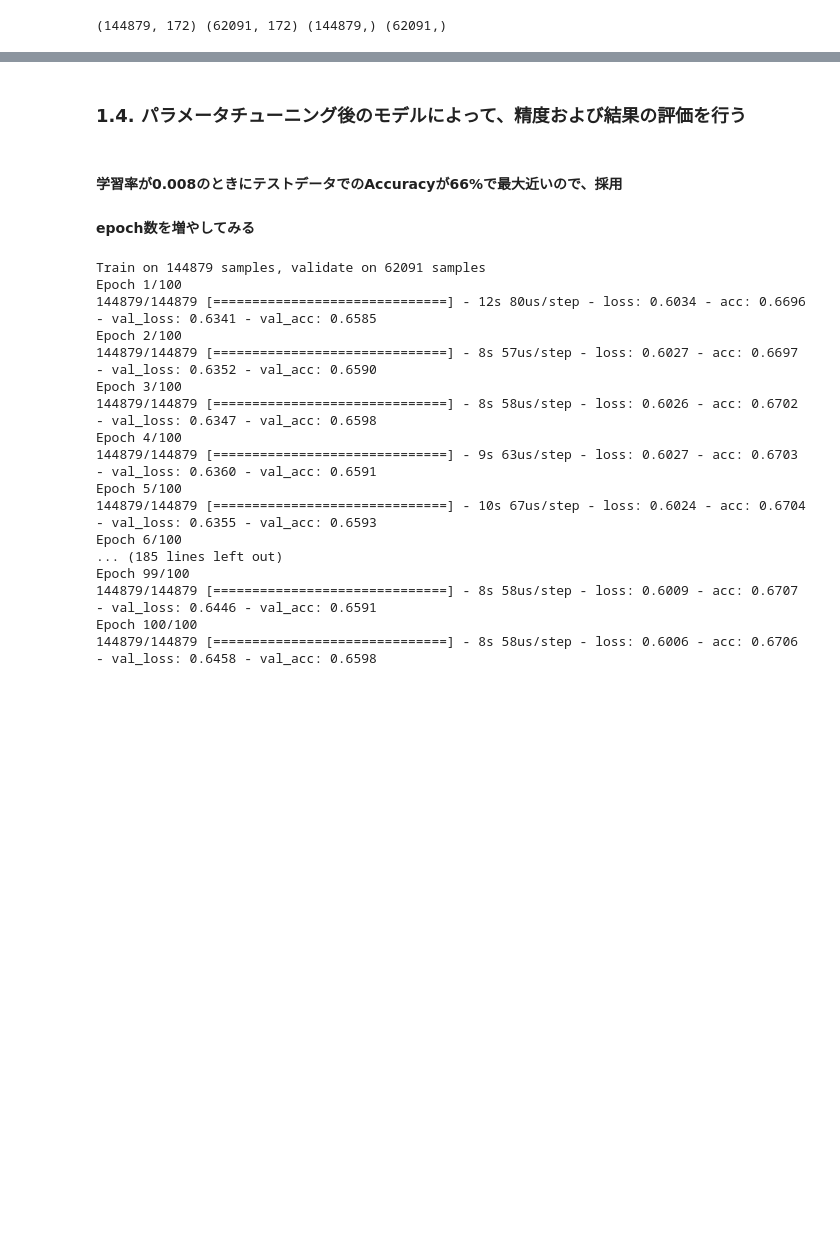
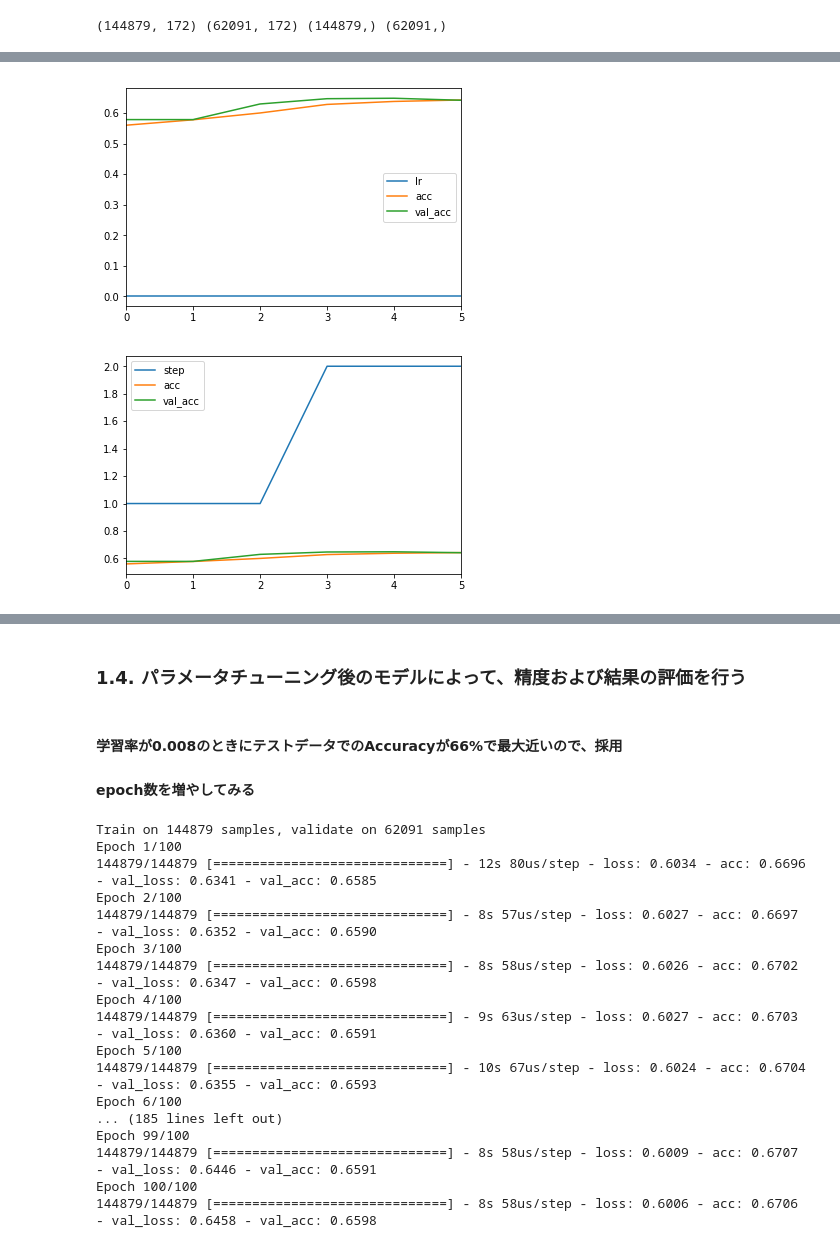
Before and after one commit to Junya-Bell-Wood/ml_tokyo_12, a Jupyter notebook: Day3_work_SuzukiJunya.ipynb, the cells around one changed output, grey strips where cells are left out. Saved outputs shown, nothing was run; the diff lists cells and outputs as text; code cells hidden in the pictures; blank space fills up the shorter version.

```diff
--- a/Day3_work_SuzukiJunya.ipynb
+++ b/Day3_work_SuzukiJunya.ipynb
@@ -210,7 +209,7 @@ from sklearn.linear_model import LassoCV
 # %%
 # estimatorにモデルをセット
 # LassoCVを使って、正則化の強さは自動決定
-estimator = LassoCV(normalize=True, cv=10)
+estimator = LassoCV(normalize=True,max_iter=10000,cv=10)
 
 # モデルの情報を使って特徴選択を行う場合は、SelectFromModelを使う
 # 今回は係数が1e-5以下である特徴を削除する
@@ -441,0 +444,8 @@ lr = 0.008000
+# %%
+df_lr_Acc[['lr','acc', 'val_acc']].plot()
+plt.show()
+df_val_Acc[['step','acc', 'val_acc']].plot()
+plt.show()
+# %% [output]
+[figure, added]
+[figure, added]
```
Also changed, not shown: parts of 8 cells of this notebook.
